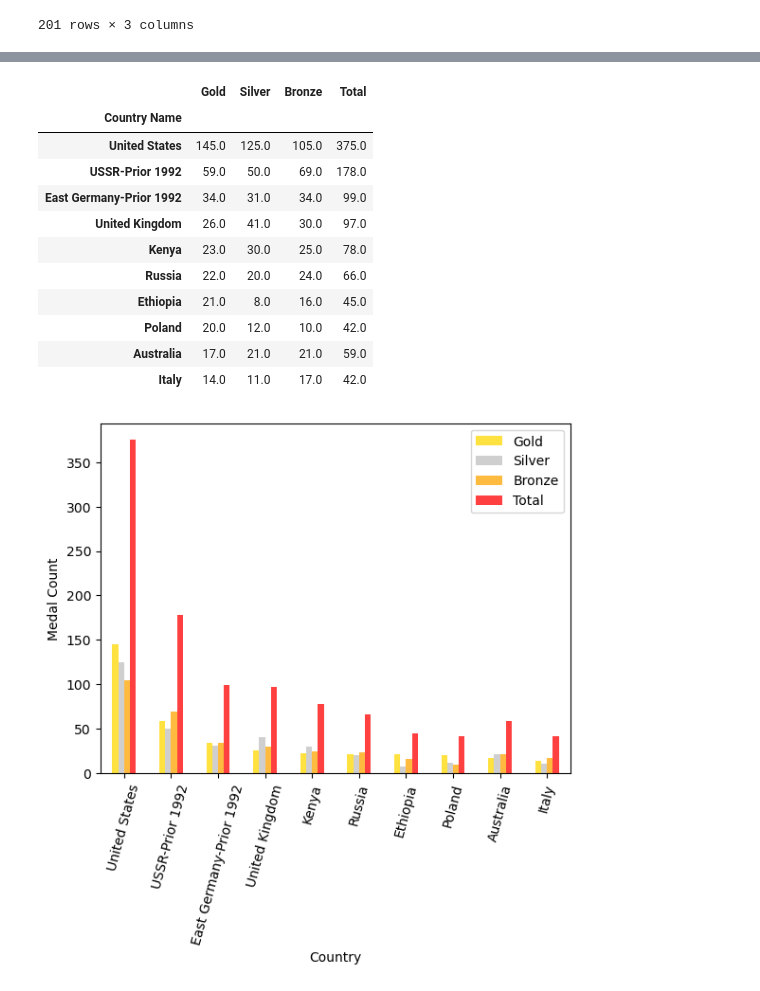
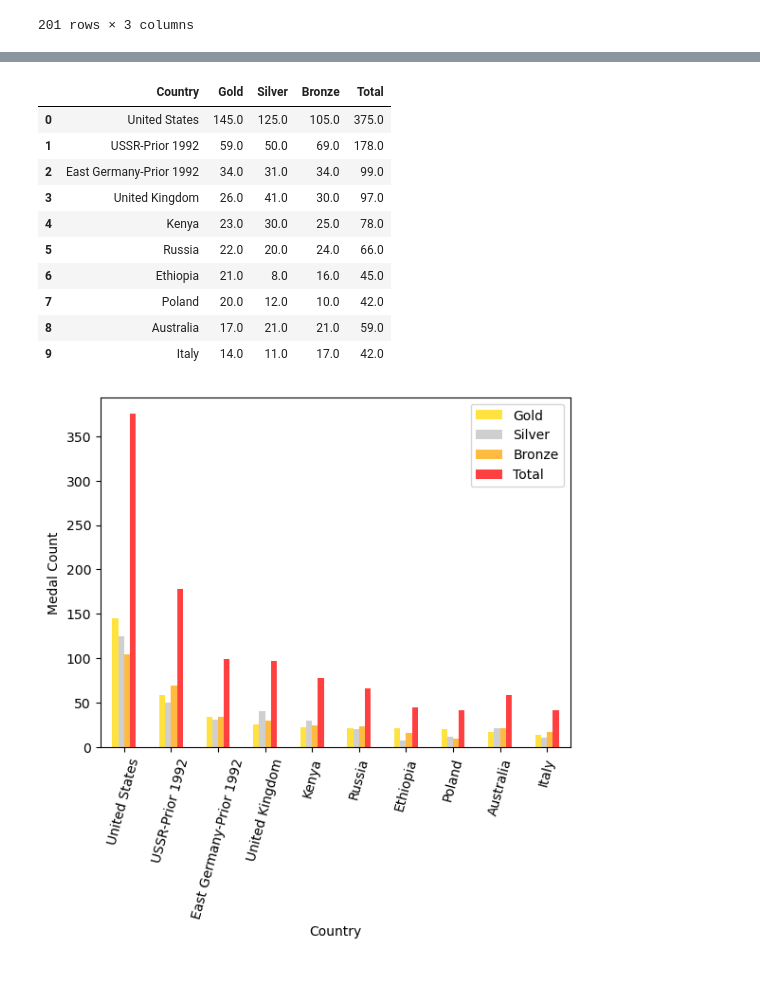
Before and after one commit to HomarOrtiz/project_1, a Jupyter notebook: Benjamin/cleanerPy.ipynb, the cells around one changed output, grey strips where cells are left out. Saved outputs shown, nothing was run; the diff lists cells and outputs as text; code cells hidden in the pictures.

```diff
--- a/Benjamin/cleanerPy.ipynb
+++ b/Benjamin/cleanerPy.ipynb
@@ -65,34 +80,34 @@ track_field_df.to_csv('../Project-1/track_field.csv',index=False)
 track_field_df = pd.read_csv('../Project-1/track_field.csv')
 # %%
 country_medals = track_field_df.drop(['Athlete','Gender','Event','Gender'],axis=1)
+country_medals = country_medals.rename(columns={'Country Name': 'Country'})
 
 country_gold_count = country_medals.loc[(country_medals['Medal'] == 'Gold')]
 country_silver_count = country_medals.loc[(country_medals['Medal'] == 'Silver')]
 country_bronze_count = country_medals.loc[(country_medals['Medal'] == 'Bronze')]
 
 gold_medal = country_gold_count.value_counts().reset_index(level=1,drop=True)
 silver_medal = country_silver_count.value_counts().reset_index(level=1,drop=True)
 bronze_medal = country_bronze_count.value_counts().reset_index(level=1,drop=True)
 
 country_medals_df = pd.DataFrame({'Gold': gold_medal,'Silver': silver_medal,'Bronze': bronze_medal}).fillna(0)
 country_medals_df = country_medals_df.nlargest(10,['Gold','Silver','Bronze'])
 country_medals_df['Total'] = country_medals_df['Gold'] + country_medals_df['Silver'] + country_medals_df['Bronze']
 
 
-country_medals_df
+country_medals_df.reset_index(drop=False)
 # %% [output]
-|  | Gold | Silver | Bronze | Total |
-| Country Name |  |  |  |  |
-| United States | 145.0 | 125.0 | 105.0 | 375.0 |
-| USSR-Prior 1992 | 59.0 | 50.0 | 69.0 | 178.0 |
-| East Germany-Prior 1992 | 34.0 | 31.0 | 34.0 | 99.0 |
-| United Kingdom | 26.0 | 41.0 | 30.0 | 97.0 |
-| Kenya | 23.0 | 30.0 | 25.0 | 78.0 |
-| Russia | 22.0 | 20.0 | 24.0 | 66.0 |
-| Ethiopia | 21.0 | 8.0 | 16.0 | 45.0 |
-| Poland | 20.0 | 12.0 | 10.0 | 42.0 |
-| Australia | 17.0 | 21.0 | 21.0 | 59.0 |
-| Italy | 14.0 | 11.0 | 17.0 | 42.0 |
+|  | Country | Gold | Silver | Bronze | Total |
+| 0 | United States | 145.0 | 125.0 | 105.0 | 375.0 |
+| 1 | USSR-Prior 1992 | 59.0 | 50.0 | 69.0 | 178.0 |
+| 2 | East Germany-Prior 1992 | 34.0 | 31.0 | 34.0 | 99.0 |
+| 3 | United Kingdom | 26.0 | 41.0 | 30.0 | 97.0 |
+| 4 | Kenya | 23.0 | 30.0 | 25.0 | 78.0 |
+| 5 | Russia | 22.0 | 20.0 | 24.0 | 66.0 |
+| 6 | Ethiopia | 21.0 | 8.0 | 16.0 | 45.0 |
+| 7 | Poland | 20.0 | 12.0 | 10.0 | 42.0 |
+| 8 | Australia | 17.0 | 21.0 | 21.0 | 59.0 |
+| 9 | Italy | 14.0 | 11.0 | 17.0 | 42.0 |
 # %%
 medal_plot = country_medals_df.plot(kind='bar',ylabel='Medal Count',xlabel='Country',
                                     color=['Gold','Silver','Orange','Red'], alpha=.75,rot=75)
```
Also changed, not shown: parts of 4 cells of this notebook, 1 other file.
